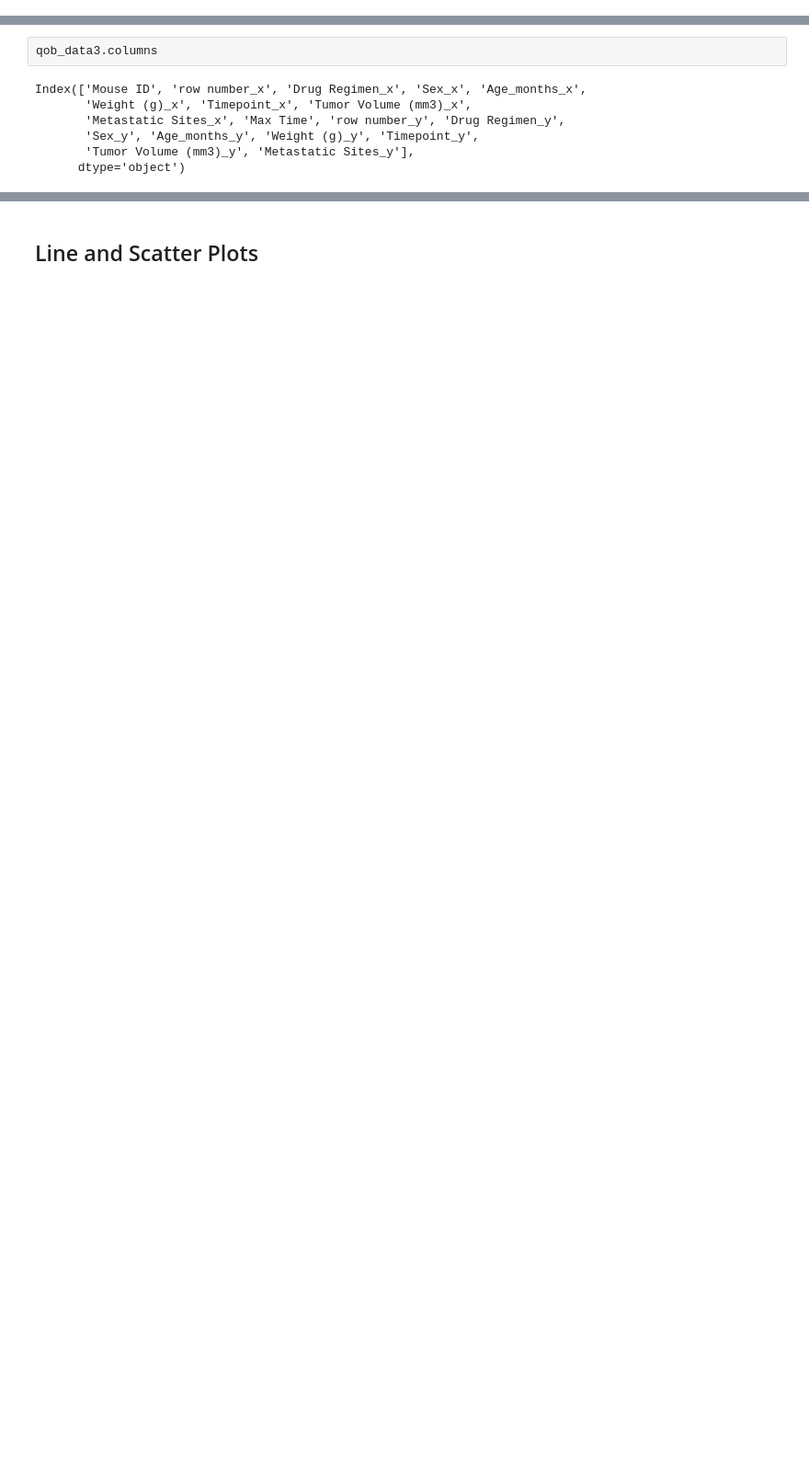
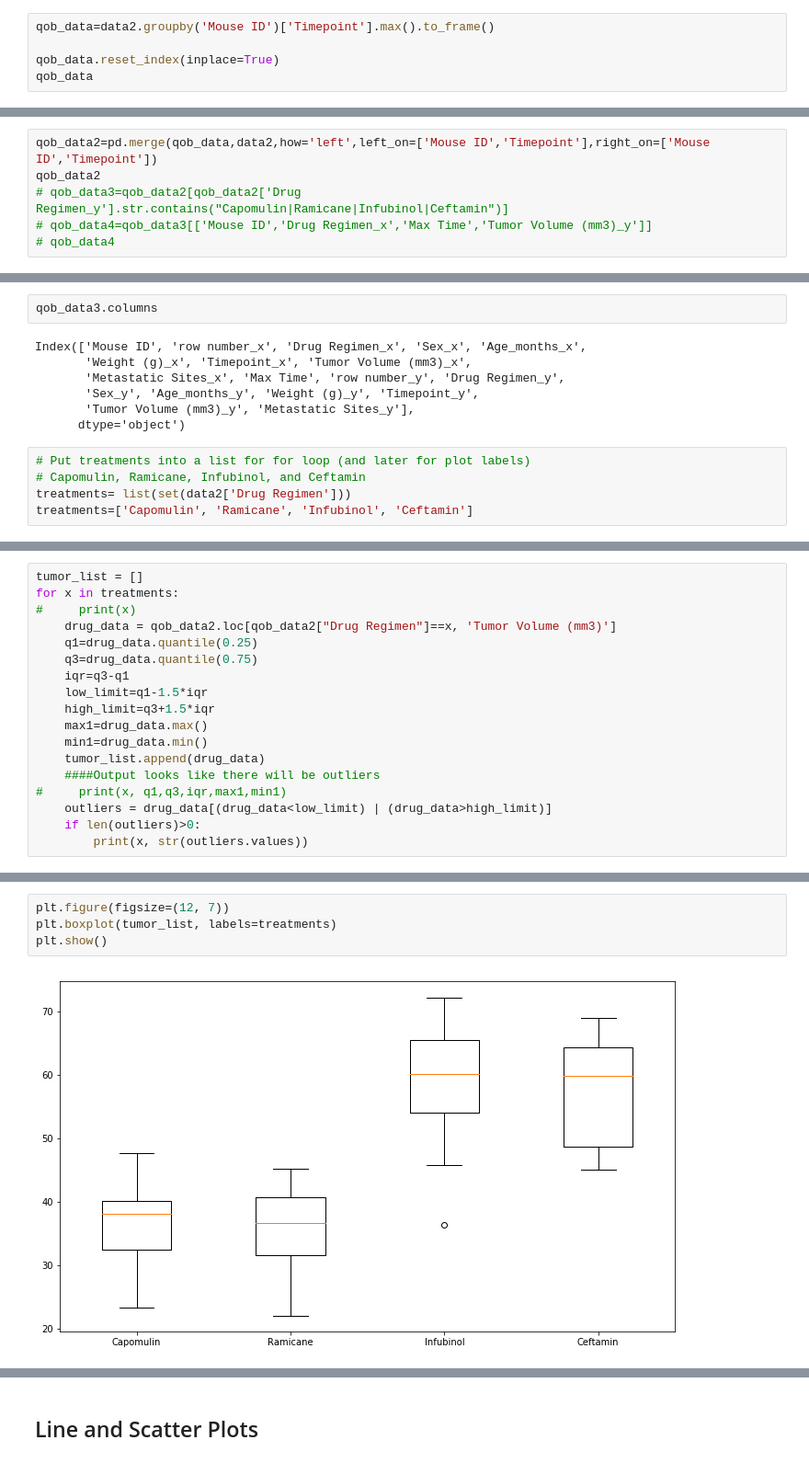
Before and after one commit to joelwwiggins/Matplotlib, a Jupyter notebook: Pymaceuticals/pymaceuticals_starter.ipynb, the cells around one changed output, grey strips where cells are left out. Shown: that part at 92% size. Cells and saved outputs as stored; diff of their text form; blank space fills up the shorter version.

```diff
--- a/Pymaceuticals/pymaceuticals_starter.ipynb
+++ b/Pymaceuticals/pymaceuticals_starter.ipynb
@@ -417,0 +421,5 @@ qob_data4
+# %%
+qob_data=data2.groupby('Mouse ID')['Timepoint'].max().to_frame()
+
+qob_data.reset_index(inplace=True)
+qob_data
@@ -417,0 +440,6 @@ qob_data4
+# %%
+qob_data2=pd.merge(qob_data,data2,how='left',left_on=['Mouse ID','Timepoint'],right_on=['Mouse ID','Timepoint'])
+qob_data2
+# qob_data3=qob_data2[qob_data2['Drug Regimen_y'].str.contains("Capomulin|Ramicane|Infubinol|Ceftamin")]
+# qob_data4=qob_data3[['Mouse ID','Drug Regimen_x','Max Time','Tumor Volume (mm3)_y']]
+# qob_data4
@@ -424,4 +466,9 @@ Index(['Mouse ID', 'row number_x', 'Drug Regimen_x', 'Sex_x', 'Age_months_x',
        'Sex_y', 'Age_months_y', 'Weight (g)_y', 'Timepoint_y',
        'Tumor Volume (mm3)_y', 'Metastatic Sites_y'],
       dtype='object')
+# %%
+# Put treatments into a list for for loop (and later for plot labels)
+# Capomulin, Ramicane, Infubinol, and Ceftamin
+treatments= list(set(data2['Drug Regimen']))
+treatments=['Capomulin', 'Ramicane', 'Infubinol', 'Ceftamin']
 # %%
@@ -463,0 +517,18 @@ df_filtered
+# %%
+tumor_list = []
+for x in treatments:
+#     print(x)
+    drug_data = qob_data2.loc[qob_data2["Drug Regimen"]==x, 'Tumor Volume (mm3)']
+    q1=drug_data.quantile(0.25)
+    q3=drug_data.quantile(0.75)
+    iqr=q3-q1
+    low_limit=q1-1.5*iqr
+    high_limit=q3+1.5*iqr
+    max1=drug_data.max()
+    min1=drug_data.min()
+    tumor_list.append(drug_data)
+    ####Output looks like there will be outliers
+#     print(x, q1,q3,iqr,max1,min1)
+    outliers = drug_data[(drug_data<low_limit) | (drug_data>high_limit)]
+    if len(outliers)>0:
+        print(x, str(outliers.values))
@@ -463,0 +537,6 @@ df_filtered
+# %%
+plt.figure(figsize=(12, 7))
+plt.boxplot(tumor_list, labels=treatments)
+plt.show()
+# %% [output]
+[figure, added]
```
Also changed, not shown: parts of 14 cells of this notebook.
